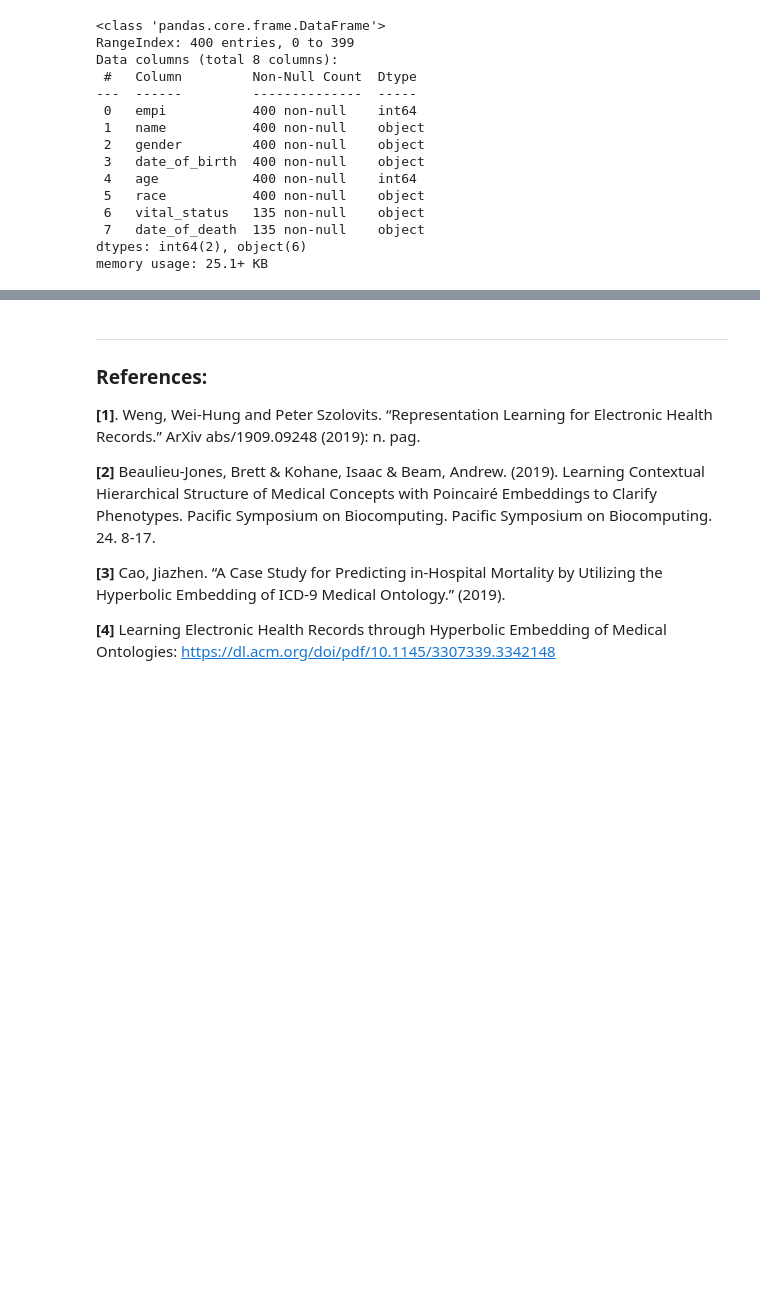
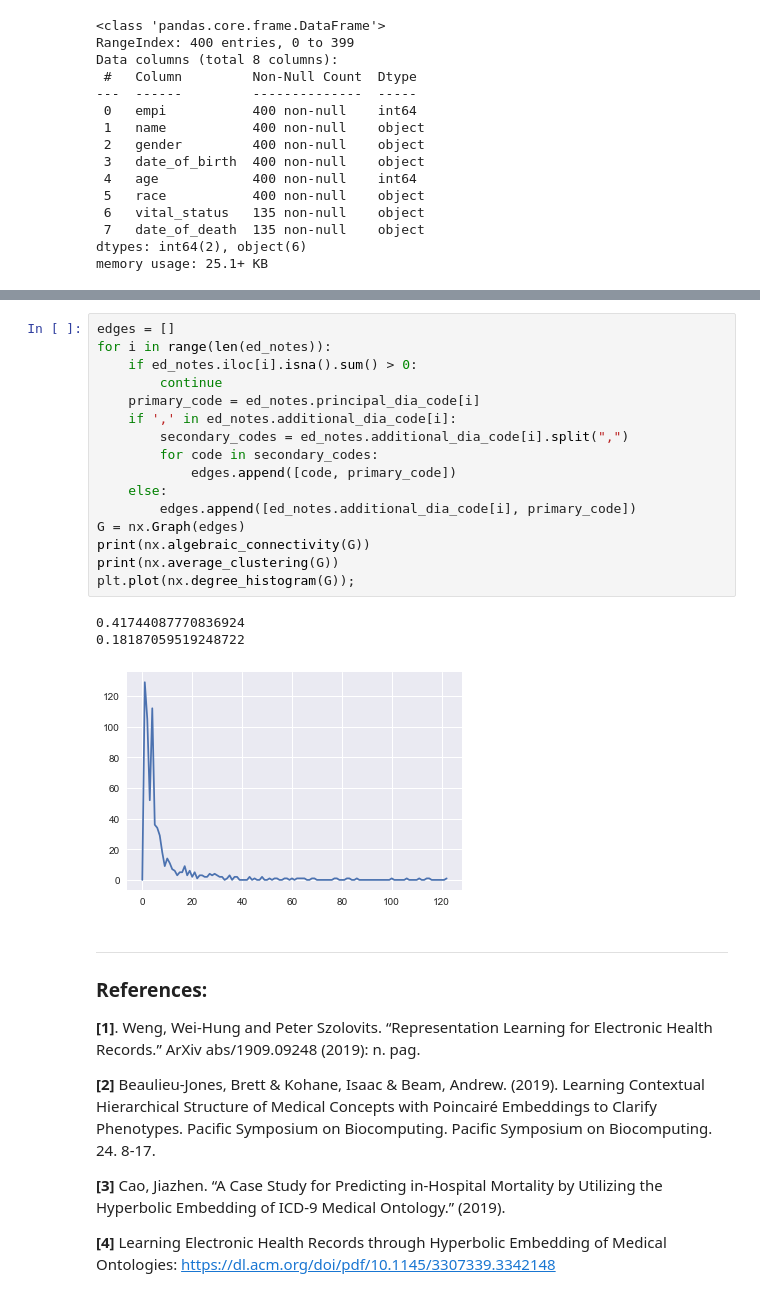
Before and after one commit to drewwilimitis/Hyperbolic-ICD-Embeddings-MIMIC3, a Jupyter notebook: hyperbolic_embedding_ICD9.ipynb, the cells around one changed output, grey strips where cells are left out. Saved outputs shown, nothing was run; the diff lists cells and outputs as text; blank space fills up the shorter version.

```diff
--- a/hyperbolic_embedding_ICD9.ipynb
+++ b/hyperbolic_embedding_ICD9.ipynb
@@ -667,3 +671,23 @@ memory usage: 61.2+ KB
+# %%
+edges = []
+for i in range(len(ed_notes)):
+    if ed_notes.iloc[i].isna().sum() > 0:
+        continue
+    primary_code = ed_notes.principal_dia_code[i]
+    if ',' in ed_notes.additional_dia_code[i]:
+        secondary_codes = ed_notes.additional_dia_code[i].split(",")
+        for code in secondary_codes:
+            edges.append([code, primary_code])
+    else:
+        edges.append([ed_notes.additional_dia_code[i], primary_code])
+G = nx.Graph(edges)
+print(nx.algebraic_connectivity(G))
+print(nx.average_clustering(G))
+plt.plot(nx.degree_histogram(G));
+# %% [output]
+0.41744087770836924
+0.18187059519248722
+[figure, added]
 # %% [markdown]
 ___
 ### References: <br>
```
Also changed, not shown: parts of 1 cell of this notebook.
